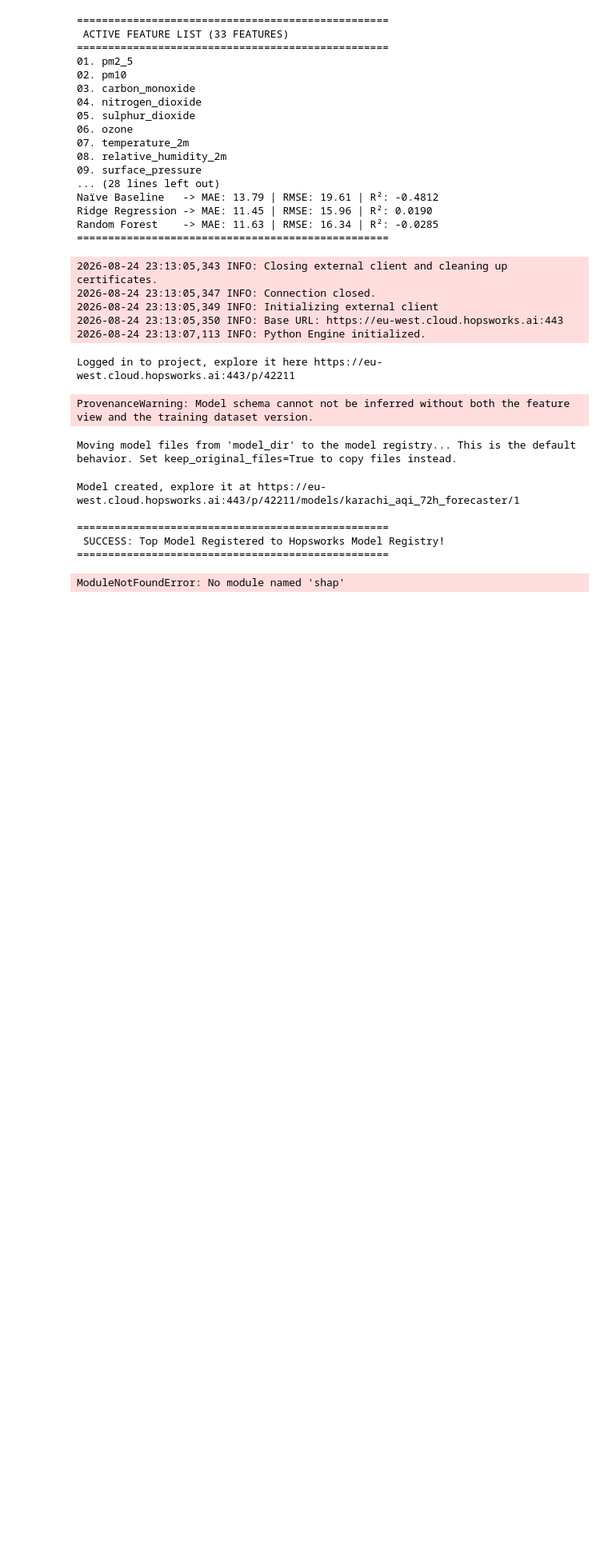
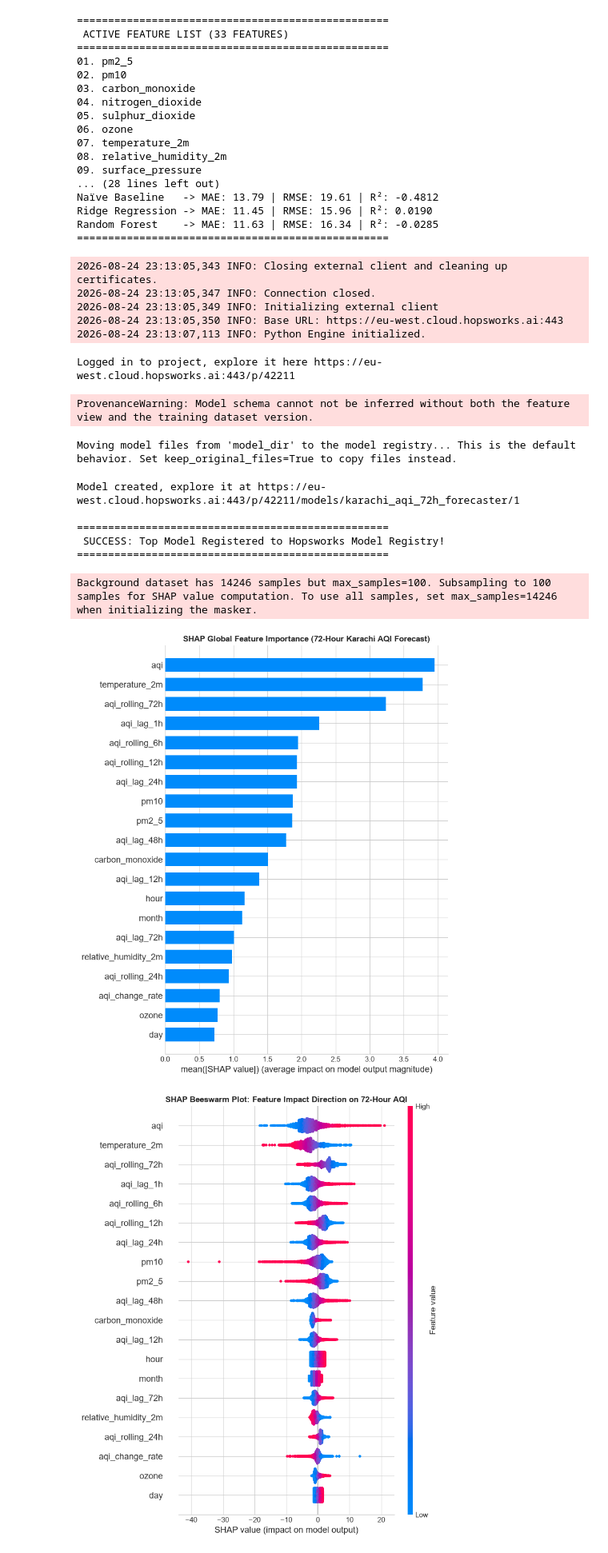
Before and after one commit to HuzaifaRizwan-GH/Pearls_AQI_Predictor, a Jupyter notebook: notebook/hopsworks_feature_store.ipynb, the cells around one changed output. Shown at 80% size. Cells and saved outputs as stored; diff of their text form; code cells hidden in the pictures; blank space fills up the shorter version.

Commit message:
Feat: Add SHAP interpretability and model evaluation plots to notebook

```diff
--- a/notebook/hopsworks_feature_store.ipynb
+++ b/notebook/hopsworks_feature_store.ipynb
@@ -1537,28 +1537,63 @@ Model created, explore it at https://eu-west.cloud.hopsworks.ai:443/p/42211/mode
  SUCCESS: Top Model Registered to Hopsworks Model Registry!
 ==================================================
 # %%
+import os
+import importlib
+import numpy as np
+import pandas as pd
+import matplotlib.pyplot as plt
+from sklearn.linear_model import Ridge
 import shap
-import matplotlib.pyplot as plt
 
-# 1. Initialize SHAP LinearExplainer for our trained Ridge Regression model
-# We pass the fitted model (ridge) and the training feature background dataset (X_train)
+# 1. Load the 2-Year Dataset Locally cuase I have to run above all cells thats why i do it locally
+csv_path = "data/historical_aqi_weather_2years.csv"
+if not os.path.exists(csv_path):
+    csv_path = "../data/historical_aqi_weather_2years.csv"
+
+df_master = pd.read_csv(csv_path)
+df_master['time'] = pd.to_datetime(df_master['time'])
+df_master = df_master.sort_values('time').reset_index(drop=True)
+
+# 2. Setup 72-Hour Target & Clean Lags
+if 'aqi_72h' not in df_master.columns or df_master['aqi_72h'].isnull().any():
+    df_master['aqi_72h'] = df_master['aqi'].shift(-72)
+
+df_clean = df_master.dropna().reset_index(drop=True)
+
+target_col = 'aqi_72h'
+feature_cols = [c for c in df_clean.columns if c not in [target_col, 'time', 'day_name']]
+
+X = df_clean[feature_cols].select_dtypes(include=[np.number])
+y = df_clean[target_col]
+
+# 3. 80/20 Chronological Train/Test Split
+split_idx = int(len(df_clean) * 0.8)
+X_train, X_test = X.iloc[:split_idx], X.iloc[split_idx:]
+y_train, y_test = y.iloc[:split_idx], y.iloc[split_idx:]
+
+# 4. Fit Ridge Model
+ridge = Ridge(alpha=1.0)
+ridge.fit(X_train, y_train)
+
+# 5. Compute SHAP Values & Render Plots
+importlib.reload(shap)
 explainer = shap.LinearExplainer(ridge, X_train)
-
-# 2. Compute SHAP values for the test dataset (X_test)
 shap_values = explainer(X_test)
 
-# 3. Create a Global Summary Bar Plot of top feature importances
-plt.figure(figsize=(10, 6))
+# Plot A: SHAP Summary Bar Plot
+plt.figure(figsize=(10, 5))
 shap.summary_plot(shap_values, X_test, plot_type="bar", show=False)
-plt.title("SHAP Global Feature Importance (72-Hour Karachi AQI Forecast)", fontsize=12)
+plt.title("SHAP Global Feature Importance (72-Hour Karachi AQI Forecast)", fontsize=12, fontweight='bold')
 plt.tight_layout()
 plt.show()
 
-# 4. Create a SHAP Beeswarm Plot (Shows feature value impact: High vs Low)
+# Plot B: SHAP Beeswarm Plot
 plt.figure(figsize=(10, 6))
 shap.summary_plot(shap_values, X_test, show=False)
-plt.title("SHAP Beeswarm Plot: Feature Impact Direction on 72-Hour AQI", fontsize=12)
+plt.title("SHAP Beeswarm Plot: Feature Impact Direction on 72-Hour AQI", fontsize=12, fontweight='bold')
 plt.tight_layout()
 plt.show()
 # %% [output]
-ModuleNotFoundError: No module named 'shap'
+Background dataset has 14246 samples but max_samples=100. Subsampling to 100 samples for SHAP value computation. To use all samples, set max_samples=14246 when initializing the masker.
+[figure, added]
+[figure, added]
```
Also changed, not shown: parts of 1 cell of this notebook, 1 other file.
